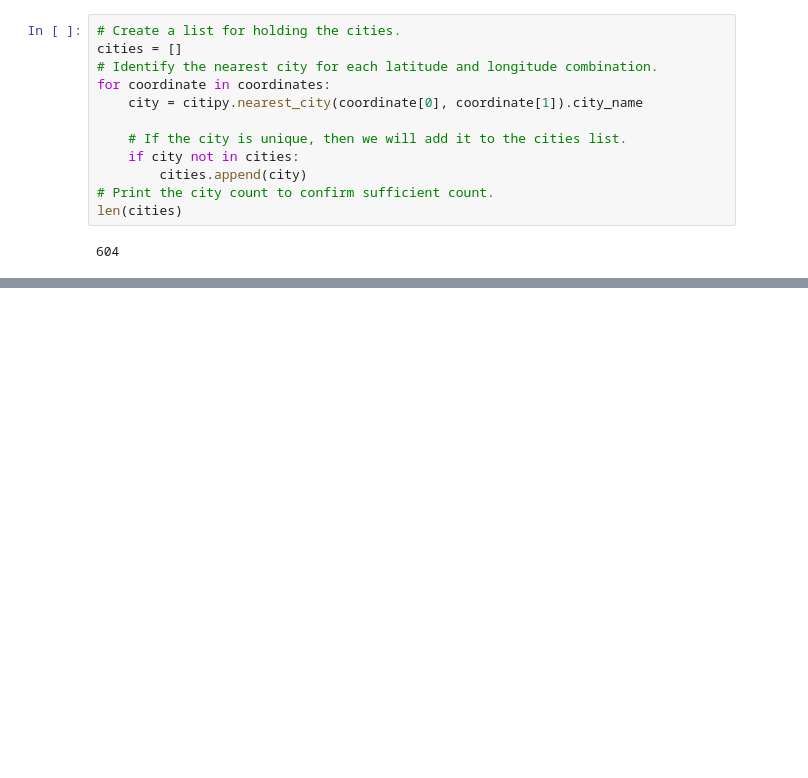
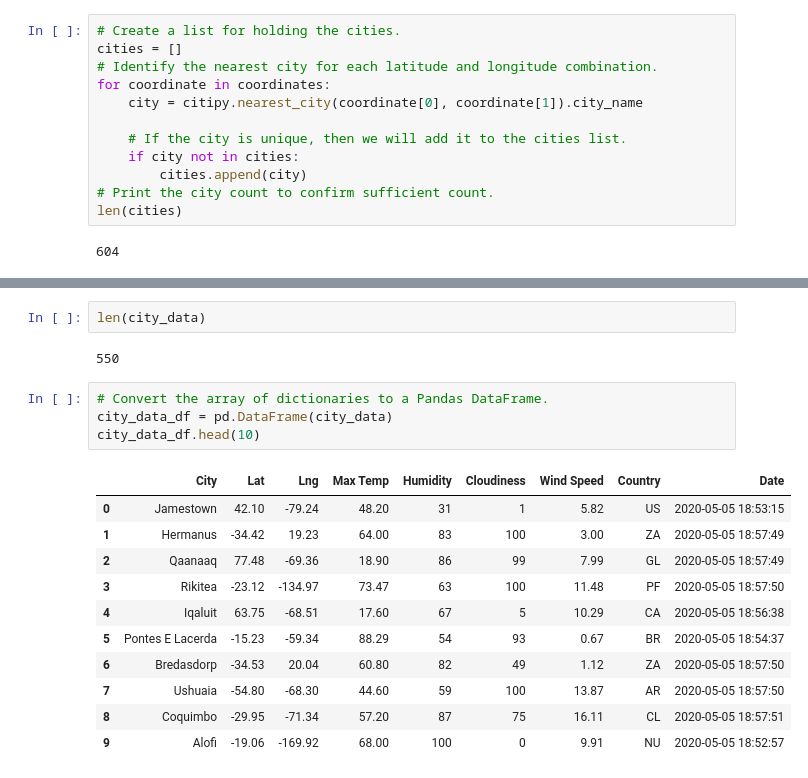
Before and after one commit to adamskel78/World_Weather_Analysis, a Jupyter notebook: WeatherPy.ipynb, the cells around one changed output, grey strips where cells are left out. Saved outputs shown, nothing was run; the diff lists cells and outputs as text; blank space fills up the shorter version.

```diff
--- a/WeatherPy.ipynb
+++ b/WeatherPy.ipynb
@@ -33,0 +127,20 @@ len(cities)
+# %%
+len(city_data)
+# %% [output]
+550
+# %%
+# Convert the array of dictionaries to a Pandas DataFrame.
+city_data_df = pd.DataFrame(city_data)
+city_data_df.head(10)
+# %% [output]
+|  | City | Lat | Lng | Max Temp | Humidity | Cloudiness | Wind Speed | Country | Date |
+| 0 | Jamestown | 42.10 | -79.24 | 48.20 | 31 | 1 | 5.82 | US | 2020-05-05 18:53:15 |
+| 1 | Hermanus | -34.42 | 19.23 | 64.00 | 83 | 100 | 3.00 | ZA | 2020-05-05 18:57:49 |
+| 2 | Qaanaaq | 77.48 | -69.36 | 18.90 | 86 | 99 | 7.99 | GL | 2020-05-05 18:57:49 |
+| 3 | Rikitea | -23.12 | -134.97 | 73.47 | 63 | 100 | 11.48 | PF | 2020-05-05 18:57:50 |
+| 4 | Iqaluit | 63.75 | -68.51 | 17.60 | 67 | 5 | 10.29 | CA | 2020-05-05 18:56:38 |
+| 5 | Pontes E Lacerda | -15.23 | -59.34 | 88.29 | 54 | 93 | 0.67 | BR | 2020-05-05 18:54:37 |
+| 6 | Bredasdorp | -34.53 | 20.04 | 60.80 | 82 | 49 | 1.12 | ZA | 2020-05-05 18:57:50 |
+| 7 | Ushuaia | -54.80 | -68.30 | 44.60 | 59 | 100 | 13.87 | AR | 2020-05-05 18:57:50 |
+| 8 | Coquimbo | -29.95 | -71.34 | 57.20 | 87 | 75 | 16.11 | CL | 2020-05-05 18:57:51 |
+| 9 | Alofi | -19.06 | -169.92 | 68.00 | 100 | 0 | 9.91 | NU | 2020-05-05 18:52:57 |
```
Also changed, not shown: parts of 6 cells of this notebook, 1 other file.
